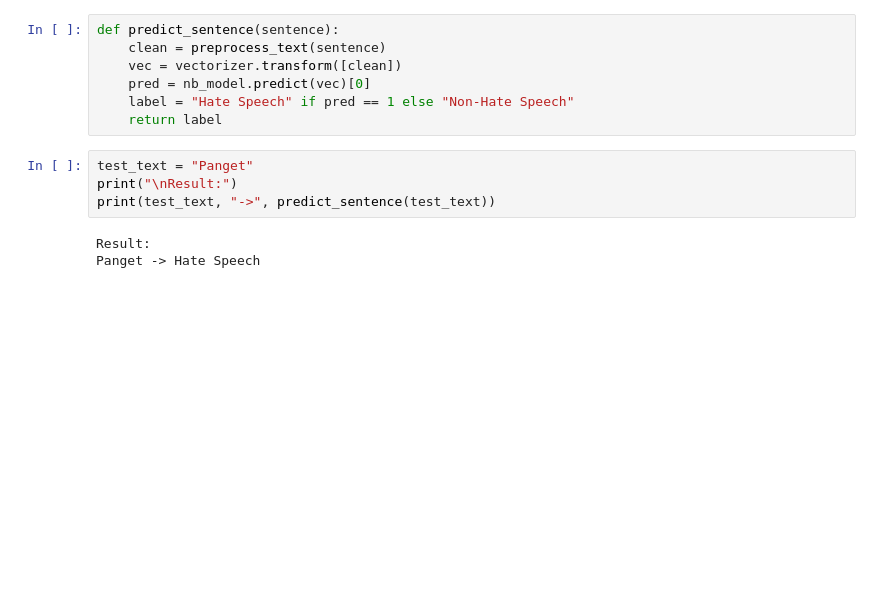
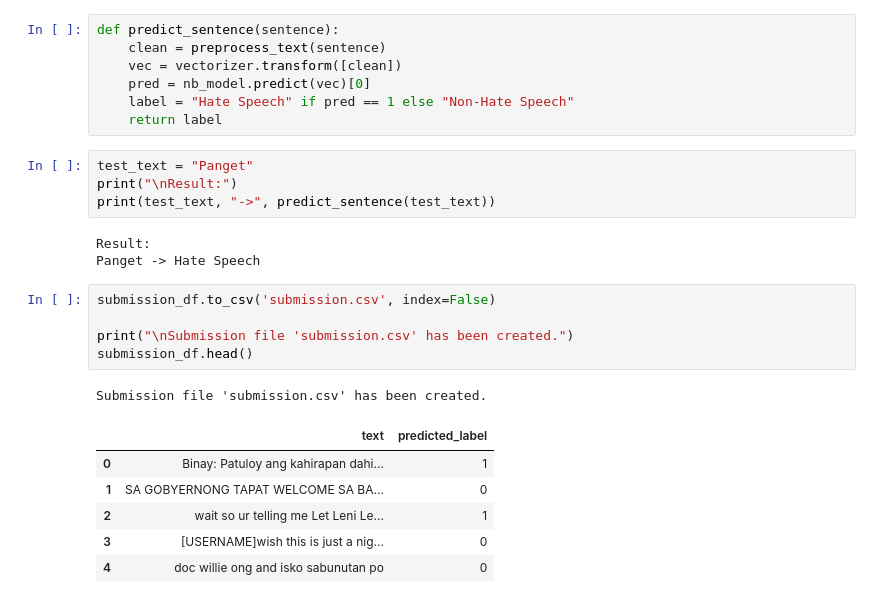
Before and after one commit to MaeSantos/CCMACLRL_EXERCISES_COM232ML, a Jupyter notebook: Exercise4.ipynb, the cells around one changed output. Drawn from its saved outputs; the diff is of its cells as text; blank space fills up the shorter version.

```diff
--- a/Exercise4.ipynb
+++ b/Exercise4.ipynb
@@ -165,3 +165,16 @@ print(test_text, "->", predict_sentence(test_text))
 # %% [output]
 Result:
 Panget -> Hate Speech
+# %%
+submission_df.to_csv('submission.csv', index=False)
+
+print("\nSubmission file 'submission.csv' has been created.")
+submission_df.head()
+# %% [output]
+Submission file 'submission.csv' has been created.
+|  | text | predicted_label |
+| 0 | Binay: Patuloy ang kahirapan dahi... | 1 |
+| 1 | SA GOBYERNONG TAPAT WELCOME SA BA... | 0 |
+| 2 | wait so ur telling me Let Leni Le... | 1 |
+| 3 | [USERNAME]wish this is just a nig... | 0 |
+| 4 | doc willie ong and isko sabunutan po | 0 |
```
